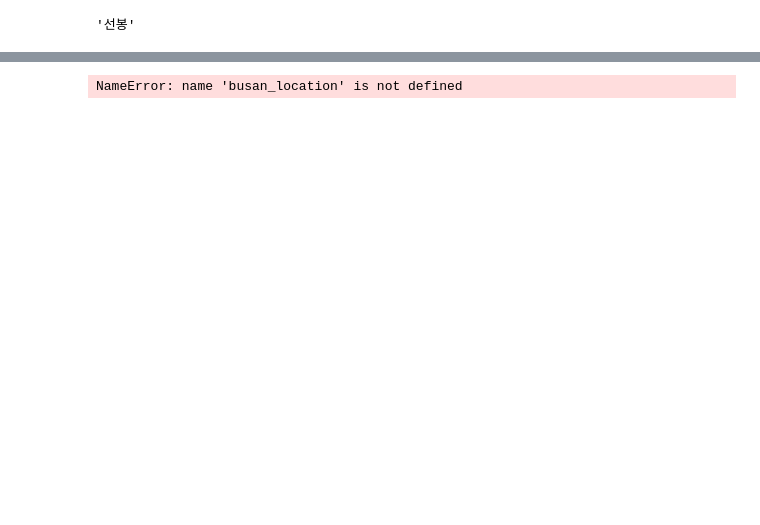
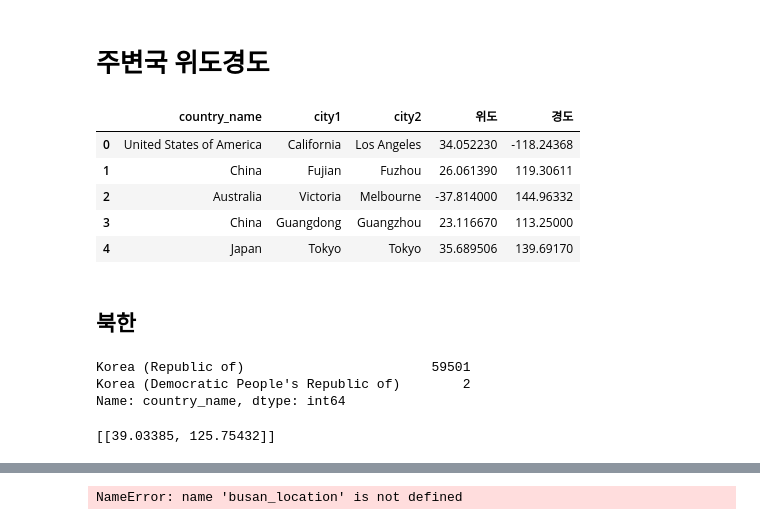
Before and after one commit to 21ckwj/fintech, a Jupyter notebook: 프로젝트2/위도경도구하기.ipynb, the cells around one changed output, grey strips where cells are left out. Saved outputs shown, nothing was run; the diff lists cells and outputs as text; code cells hidden in the pictures; blank space fills up the shorter version.

```diff
--- a/프로젝트2/위도경도구하기.ipynb
+++ b/프로젝트2/위도경도구하기.ipynb
@@ -15 +47,3 @@ def addr_to_lat_lon(addr):
+# %% [markdown]
+# 주변국 위도경도
 # %%
@@ -21,4 +63,33 @@ areas = ['선봉', '삼지연', '청진', '중강', '혜산', '강계', '풍산'
-# %%
-areas[0]
-# %% [output]
-'선봉'
+# %%
+df = pd.read_csv('./data/IP2LOCATION-LITE-DB5 (1).CSV',usecols=['-.1','-.2','-.3','0.000000','0.000000.1'])
+df.columns = ['country_name','city1','city2','위도','경도']
+df.head()
+# %% [output]
+|  | country_name | city1 | city2 | 위도 | 경도 |
+| 0 | United States of America | California | Los Angeles | 34.052230 | -118.24368 |
+| 1 | China | Fujian | Fuzhou | 26.061390 | 119.30611 |
+| 2 | Australia | Victoria | Melbourne | -37.814000 | 144.96332 |
+| 3 | China | Guangdong | Guangzhou | 23.116670 | 113.25000 |
+| 4 | Japan | Tokyo | Tokyo | 35.689506 | 139.69170 |
+# %% [markdown]
+## 북한
+# %%
+df[df['country_name'].str.contains('Koea')]['country_name'].value_counts()
+# %% [output]
+Korea (Republic of)                        59501
+Korea (Democratic People's Republic of)        2
+Name: country_name, dtype: int64
+# %%
+df_North = df[df['country_name']== "Korea (Democratic People's Republic of)"]
+df_North.head()
+
+#평양
+north = []
+lst = []
+# lst.append(df_North['위도'][0])
+lst.append(df_North['위도'].iloc[0])
+lst.append(df_North['경도'].iloc[0])
+north.append(lst)
+north
+# %% [output]
+[[39.03385, 125.75432]]
```
Also changed, not shown: parts of 26 cells of this notebook, 3 other files.
